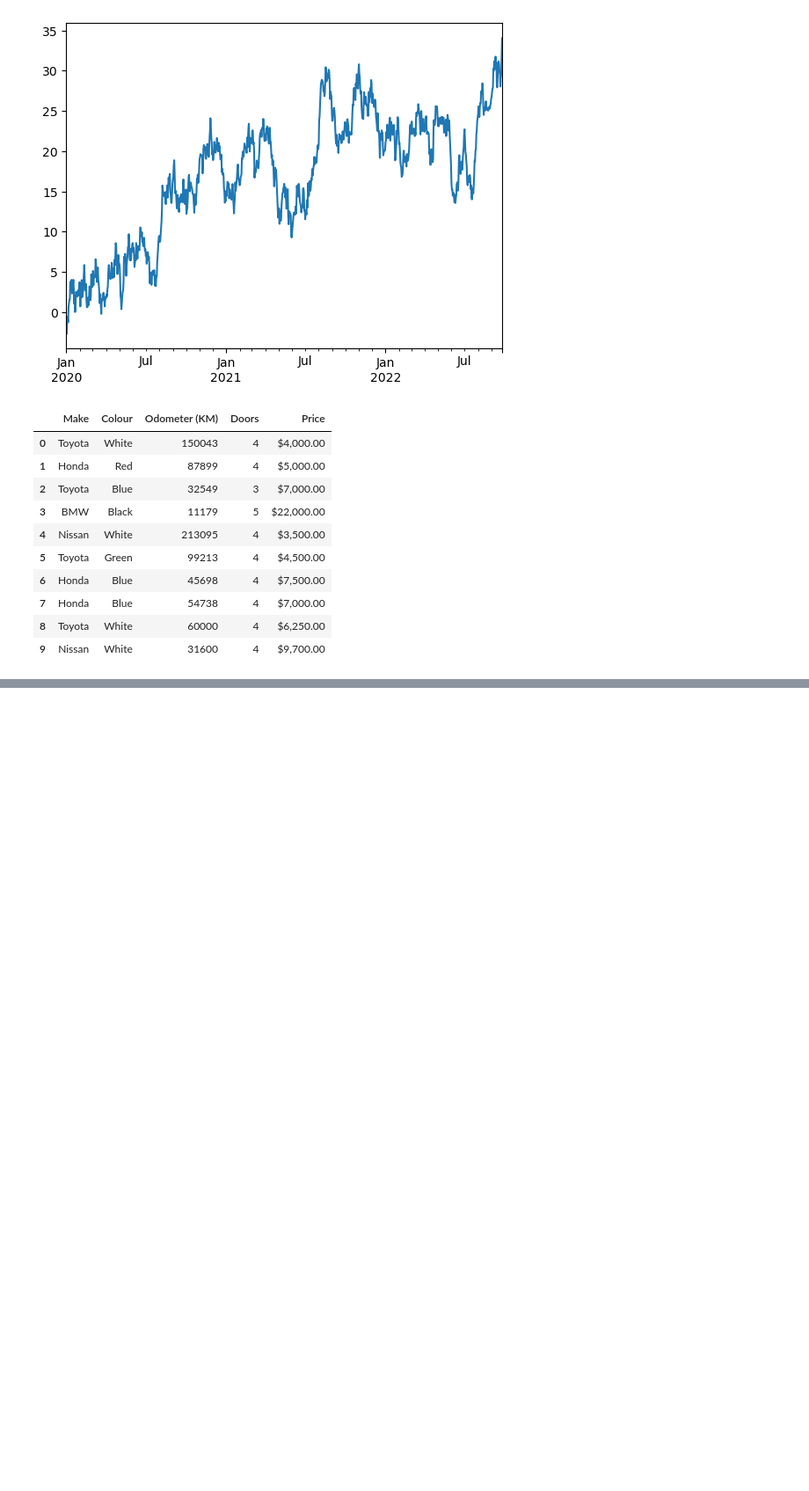
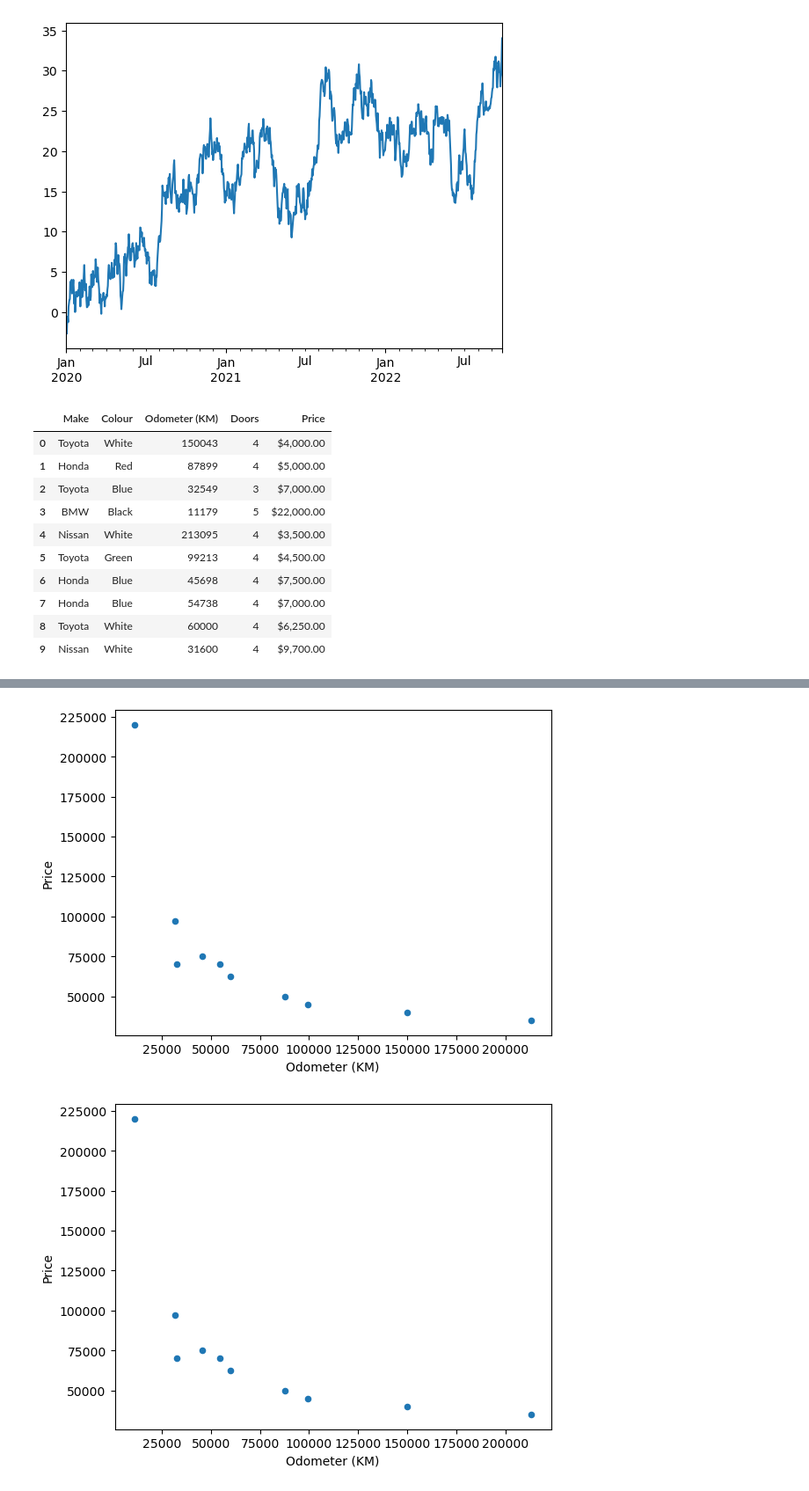
Before and after one commit to Combatd/complete_MLDataScience_bootcamp, a Jupyter notebook: introduction-to-matplotlib.ipynb, the cells around one changed output, grey strips where cells are left out. Shown at 88% size. Saved outputs shown, nothing was run; the diff lists cells and outputs as text; code cells hidden in the pictures; blank space fills up the shorter version.

```diff
--- a/introduction-to-matplotlib.ipynb
+++ b/introduction-to-matplotlib.ipynb
@@ -219,0 +291,6 @@ car_sales
+# %%
+car_sales.plot(x="Odometer (KM)", y="Price", kind="scatter")
+plt.show()
+# %% [output]
+[figure, added]
+[figure, added]
```
Also changed, not shown: parts of 6 cells of this notebook.
